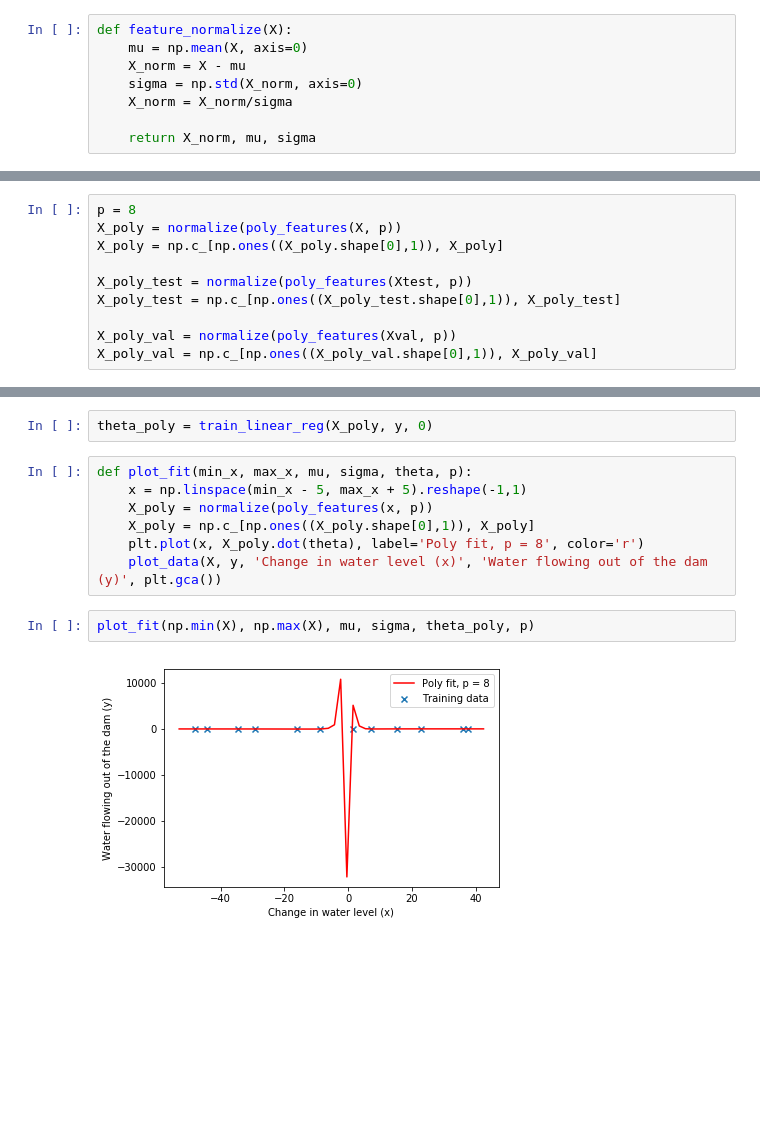
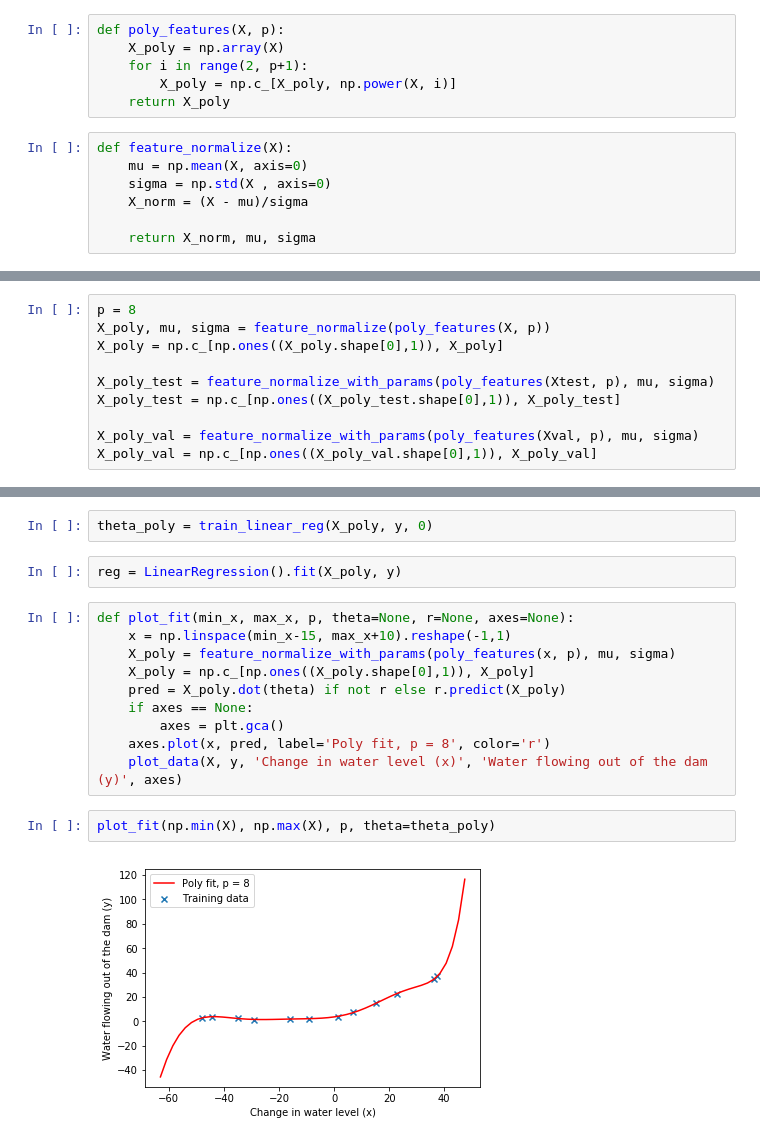
Before and after one commit to CNRio/Machine-Learning-Andrew-Ng, a Jupyter notebook: HW5 - Regularized Linear Regression and Bias vs Variance/ex5.ipynb, the cells around one changed output, grey strips where cells are left out. Drawn from its saved outputs; the diff is of its cells as text; blank space fills up the shorter version.

```diff
--- a/HW5 - Regularized Linear Regression and Bias vs Variance/ex5.ipynb
+++ b/HW5 - Regularized Linear Regression and Bias vs Variance/ex5.ipynb
@@ -136,9 +138,14 @@ def poly_features(X, p):
+# %%
+def poly_features(X, p):
+    X_poly = np.array(X)
+    for i in range(2, p+1):
+        X_poly = np.c_[X_poly, np.power(X, i)]
+    return X_poly
 # %%
 def feature_normalize(X):
     mu = np.mean(X, axis=0)
-    X_norm = X - mu
-    sigma = np.std(X_norm, axis=0)
-    X_norm = X_norm/sigma
+    sigma = np.std(X , axis=0)
+    X_norm = (X - mu)/sigma
 
     return X_norm, mu, sigma
 # %%
@@ -146,26 +153,31 @@ def feature_normalize_with_params(X, mu, sigma):
     return (X - mu)/sigma
 # %%
 p = 8
-X_poly = normalize(poly_features(X, p))
+X_poly, mu, sigma = feature_normalize(poly_features(X, p))
 X_poly = np.c_[np.ones((X_poly.shape[0],1)), X_poly]
 
-X_poly_test = normalize(poly_features(Xtest, p))
+X_poly_test = feature_normalize_with_params(poly_features(Xtest, p), mu, sigma)
 X_poly_test = np.c_[np.ones((X_poly_test.shape[0],1)), X_poly_test]
 
-X_poly_val = normalize(poly_features(Xval, p))
+X_poly_val = feature_normalize_with_params(poly_features(Xval, p), mu, sigma)
 X_poly_val = np.c_[np.ones((X_poly_val.shape[0],1)), X_poly_val]
 # %% [markdown]
 ### 3.1 Learning Polynomial Regression
 # %%
 theta_poly = train_linear_reg(X_poly, y, 0)
+# %%
+reg = LinearRegression().fit(X_poly, y)
 # %%
-def plot_fit(min_x, max_x, mu, sigma, theta, p):
-    x = np.linspace(min_x - 5, max_x + 5).reshape(-1,1)
-    X_poly = normalize(poly_features(x, p))
+def plot_fit(min_x, max_x, p, theta=None, r=None, axes=None):
+    x = np.linspace(min_x-15, max_x+10).reshape(-1,1)
+    X_poly = feature_normalize_with_params(poly_features(x, p), mu, sigma)
     X_poly = np.c_[np.ones((X_poly.shape[0],1)), X_poly]
-    plt.plot(x, X_poly.dot(theta), label='Poly fit, p = 8', color='r')
-    plot_data(X, y, 'Change in water level (x)', 'Water flowing out of the dam (y)', plt.gca())
+    pred = X_poly.dot(theta) if not r else r.predict(X_poly)
+    if axes == None:
+        axes = plt.gca()
+    axes.plot(x, pred, label='Poly fit, p = 8', color='r')
+    plot_data(X, y, 'Change in water level (x)', 'Water flowing out of the dam (y)', axes)
 # %%
-plot_fit(np.min(X), np.max(X), mu, sigma, theta_poly, p)
+plot_fit(np.min(X), np.max(X), p, theta=theta_poly)
 # %% [output]
-[figure, old version]
+[figure, new version]
```
Also changed, not shown: parts of 14 cells of this notebook.
